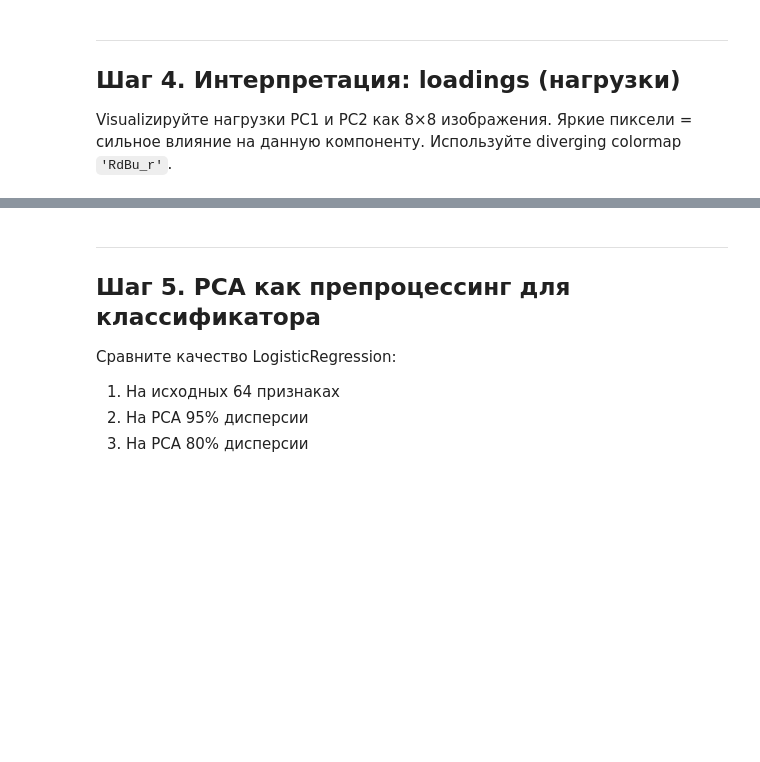
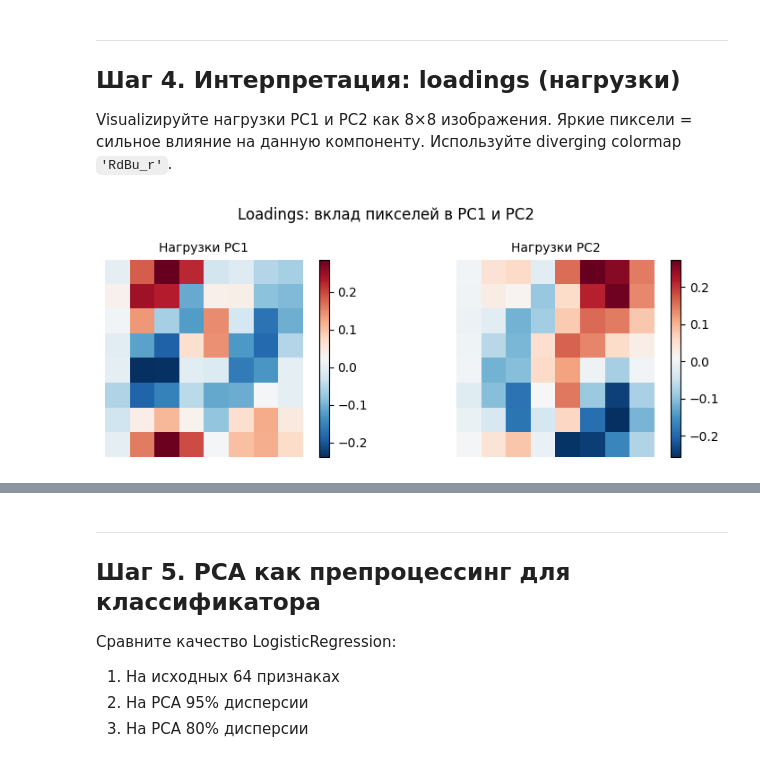
Before and after one commit to topj0bstule/ML_Course, a Jupyter notebook: hw18_/pca_practice_student.ipynb, the cells around one changed output, grey strips where cells are left out. Cells and saved outputs as stored; diff of their text form; code cells hidden in the pictures; blank space fills up the shorter version.

```diff
--- a/hw18_/pca_practice_student.ipynb
+++ b/hw18_/pca_practice_student.ipynb
@@ -151,14 +151,18 @@ Visualizируйте нагрузки PC1 и PC2 как 8×8 изображен
 # %%
 # pca2.components_ имеет форму (2, 64)
 fig, axes = plt.subplots(1, 2, figsize=(8, 3))
+pixels_components = {}
 for i, ax in enumerate(axes):
     # YOUR CODE HERE
     # Подсказка: pca2.components_[i].reshape(8, 8)
+    pixels_components[i] = pca2.components_[i].reshape(8, 8)
+    im = ax.imshow(pixels_components[i], cmap='RdBu_r', interpolation='nearest')
+    plt.colorbar(im, ax=ax)
     ax.set_title(f'Нагрузки PC{i+1}', fontsize=10)
     ax.axis('off')
 
 plt.suptitle('Loadings: вклад пикселей в PC1 и PC2', fontsize=12)
 plt.tight_layout()
 plt.show()
-
-# Вопрос: какие области изображения наиболее важны для PC1 и PC2?
+# %% [output]
+[figure, added]
```
Also changed, not shown: parts of 2 cells of this notebook.
